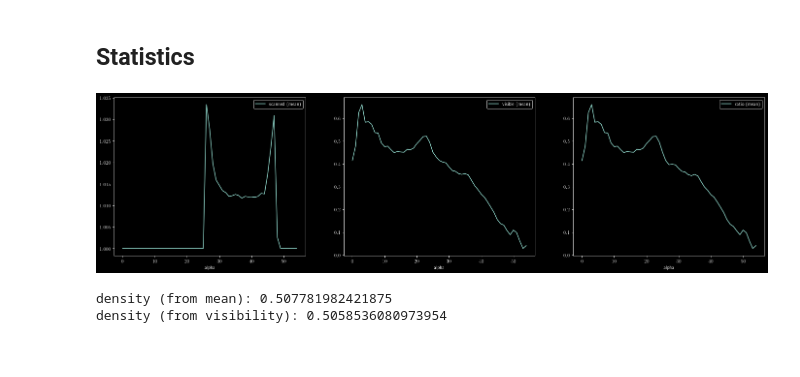
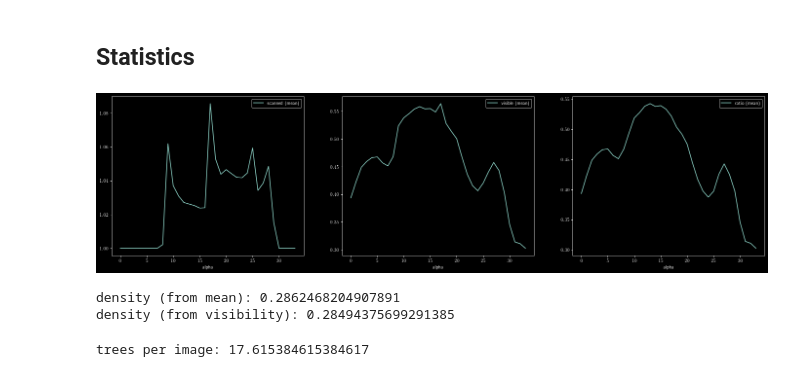
Before and after one commit to tensorware/aos-evaluation, a Jupyter notebook: process.ipynb, the cells around one changed output. Cells and saved outputs as stored; diff of their text form; code cells hidden in the pictures.

Commit message:
use tree positions

```diff
--- a/process.ipynb
+++ b/process.ipynb
@@ -48,7 +62,7 @@ simulations:
 ## Preview
 # %%
 # show images
-df = data[simulation]['images']
-df.filter(regex=r'^(?:(?!data).)*$')
+df_images = data[simulation]['images']
+df_images.filter(regex=r'^(?:(?!data).)*$')
 # %% [output]
 |  | number | name | type | x | y | z | url |
@@ -184,18 +205,2 @@ ut.plot_images(image_vs_integrated, image_vs_integrated_labels, rows=6, cols=6);
 # %% [markdown]
 ## Integrated Ground
-# %%
-df_images = df.iloc[::N[2], :]
-
-# integrate ground
-ground, alphas = ut.integrate_ground(df_images, parameters)
-
-# aggregate alphas
-df_alpha = ut.aggregate_alphas(alphas, sample=None)
-
-# calculate ground visibility
-scanned = np.count_nonzero(ground[:, :, 0])
-visible = np.count_nonzero(ground[:, :, 1])
-visibility = visible / scanned
-
-# plot integrated ground
-ut.plot_ground(ground, ['scanned pixels (count)', 'visible pixels (count)', f'visibility ({visibility:.2f})']);
@@ -203,0 +207,16 @@ ut.plot_ground(ground, ['scanned pixels (count)', 'visible pixels (count)', f'vi
+# %%
+df_integrate = df_images.iloc[::N[3], :]
+
+# integrate ground
+ground, alphas = ut.integrate_ground(df_integrate, parameters)
+
+# calculate statistics
+statistics = ut.calculate_statistics(df_integrate, df_trees, ground, parameters)
+
+# plot integrated ground
+fig, axs = ut.plot_ground(ground, ['scanned pixels (count)', 'visible pixels (count)', f'visibility ({statistics["ground_visibility"]:.2f})'])
+
+# plot tree positions
+ground_rect = [[0, ground.shape[0]], [0, ground.shape[1]]]
+trees_pos = ut.ground_positions(df_trees[['position.x', 'position.z']], ground_rect, parameters)
+axs[2].scatter(*trees_pos.T, marker='o', facecolor='firebrick', edgecolor='lightgray', linewidth=0.7);
@@ -204,20 +225,24 @@ ut.plot_ground(ground, ['scanned pixels (count)', 'visible pixels (count)', f'vi
 # %% [markdown]
 ## Statistics
 # %%
+# aggregate alphas
+df_alphas = ut.aggregate_alphas(alphas, sample=None)
+
+# plot aggregated alphas
 fig, axs = plt.subplots(1, 3, figsize=(24, 6))
-
-# plot alpha
 for i, column in enumerate(['scanned', 'visible', 'ratio']):
-    df_alpha.plot(kind='line', x='alpha', y=column, label=f'{column} (mean)', ax=axs[i])
+    df_alphas.plot(kind='line', x='alpha', y=column, label=f'{column} (mean)', ax=axs[i])
 # %% [output]
-[figure, old version]
+[figure, new version]
 # %%
-# print density
-density_from_mean = 1 - (ground[:, :, 1] > 0).mean()
-density_from_visibility = 1 - visibility
-
-print('density (from mean):', density_from_mean)
-print('density (from visibility):', density_from_visibility)
+# print overall density
+print('density (from mean):', 1 - (ground[:, :, 1] > 0).mean())
+print('density (from visibility):', 1 - statistics['ground_visibility'])
 # %% [output]
-density (from mean): 0.507781982421875
-density (from visibility): 0.5058536080973954
+density (from mean): 0.2862468204907891
+density (from visibility): 0.28494375699291385
+# %%
+# print average trees per image
+print('trees per image:', statistics['trees_per_image'])
+# %% [output]
+trees per image: 17.615384615384617
```
Also changed, not shown: parts of 12 cells of this notebook, 3 other files.
